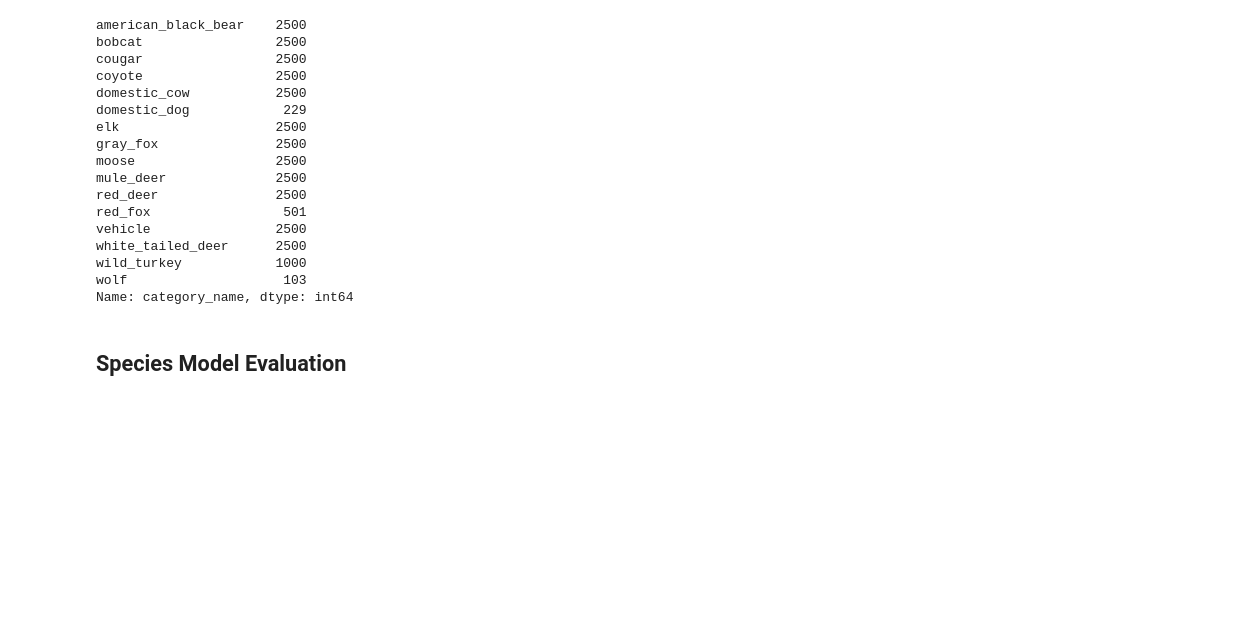
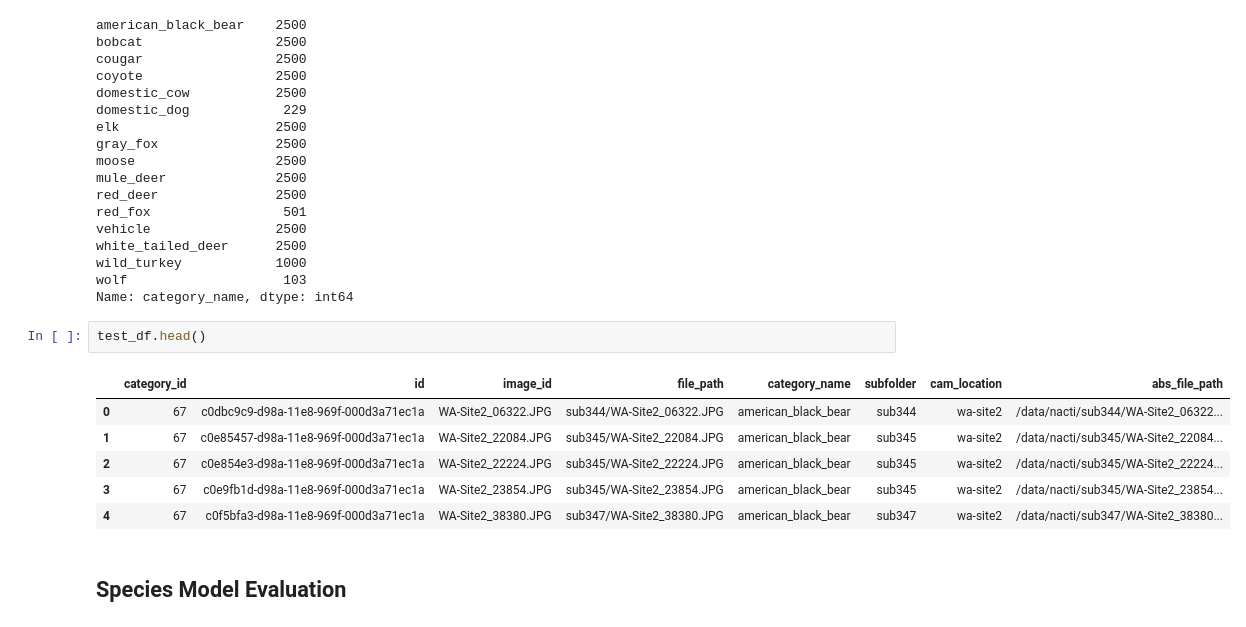
Before and after one commit to mmstevenson/CritterCounter, a Jupyter notebook: training/notebooks/NACTIEvaluation.ipynb, the cells around one changed output. Cells and saved outputs as stored; diff of their text form; blank space fills up the shorter version.

```diff
--- a/training/notebooks/NACTIEvaluation.ipynb
+++ b/training/notebooks/NACTIEvaluation.ipynb
@@ -46,6 +46,15 @@ white_tailed_deer      2500
 wild_turkey            1000
 wolf                    103
 Name: category_name, dtype: int64
+# %%
+test_df.head()
+# %% [output]
+|  | category_id | id | image_id | file_path | category_name | subfolder | cam_location | abs_file_path |
+| 0 | 67 | c0dbc9c9-d98a-11e8-969f-000d3a71ec1a | WA-Site2_06322.JPG | sub344/WA-Site2_06322.JPG | american_black_bear | sub344 | wa-site2 | /data/nacti/sub344/WA-Site2_06322... |
+| 1 | 67 | c0e85457-d98a-11e8-969f-000d3a71ec1a | WA-Site2_22084.JPG | sub345/WA-Site2_22084.JPG | american_black_bear | sub345 | wa-site2 | /data/nacti/sub345/WA-Site2_22084... |
+| 2 | 67 | c0e854e3-d98a-11e8-969f-000d3a71ec1a | WA-Site2_22224.JPG | sub345/WA-Site2_22224.JPG | american_black_bear | sub345 | wa-site2 | /data/nacti/sub345/WA-Site2_22224... |
+| 3 | 67 | c0e9fb1d-d98a-11e8-969f-000d3a71ec1a | WA-Site2_23854.JPG | sub345/WA-Site2_23854.JPG | american_black_bear | sub345 | wa-site2 | /data/nacti/sub345/WA-Site2_23854... |
+| 4 | 67 | c0f5bfa3-d98a-11e8-969f-000d3a71ec1a | WA-Site2_38380.JPG | sub347/WA-Site2_38380.JPG | american_black_bear | sub347 | wa-site2 | /data/nacti/sub347/WA-Site2_38380... |
 # %% [markdown]
 ## Species Model Evaluation
 # %% [markdown]
```
Also changed, not shown: parts of 1 cell of this notebook, 5 other files.
